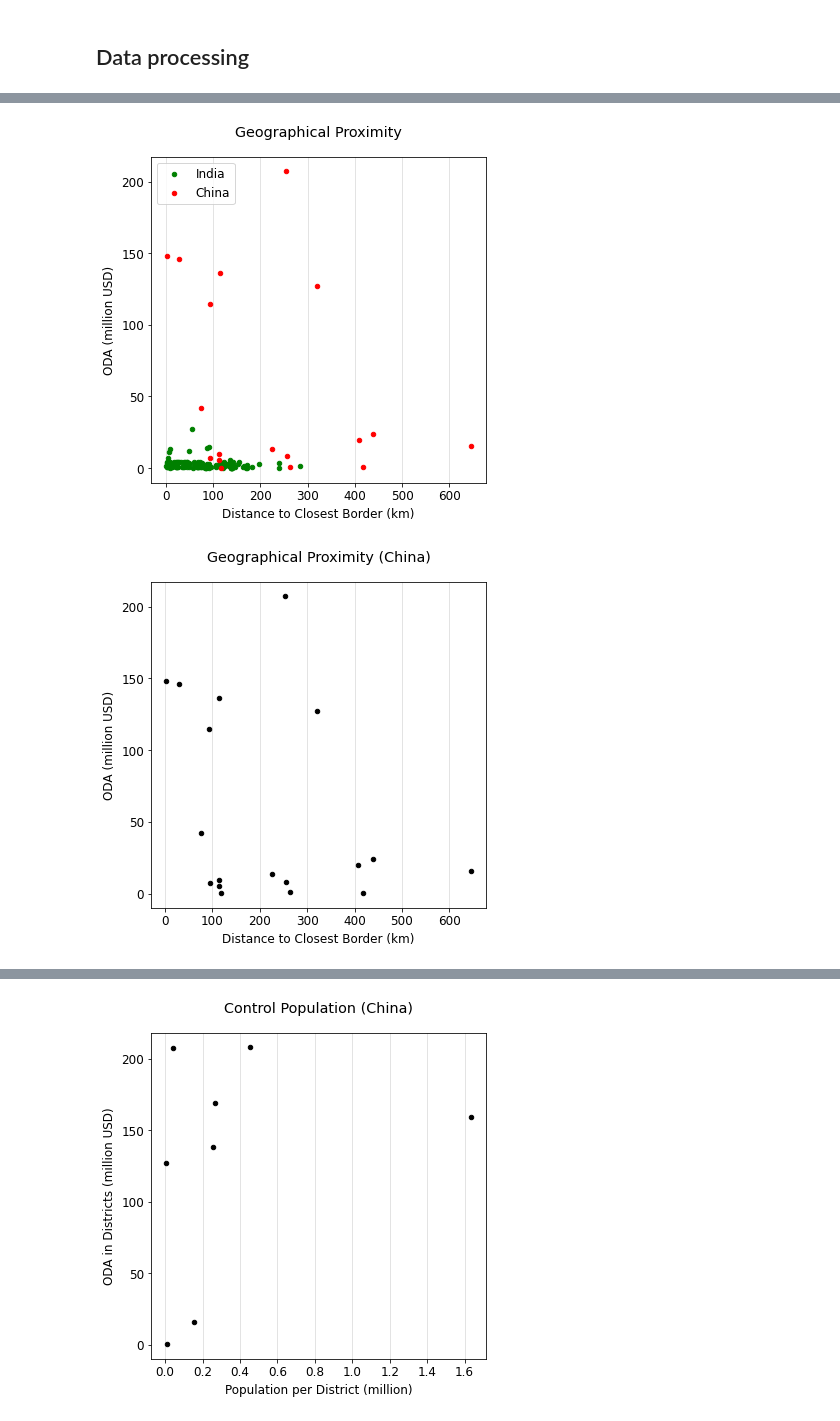
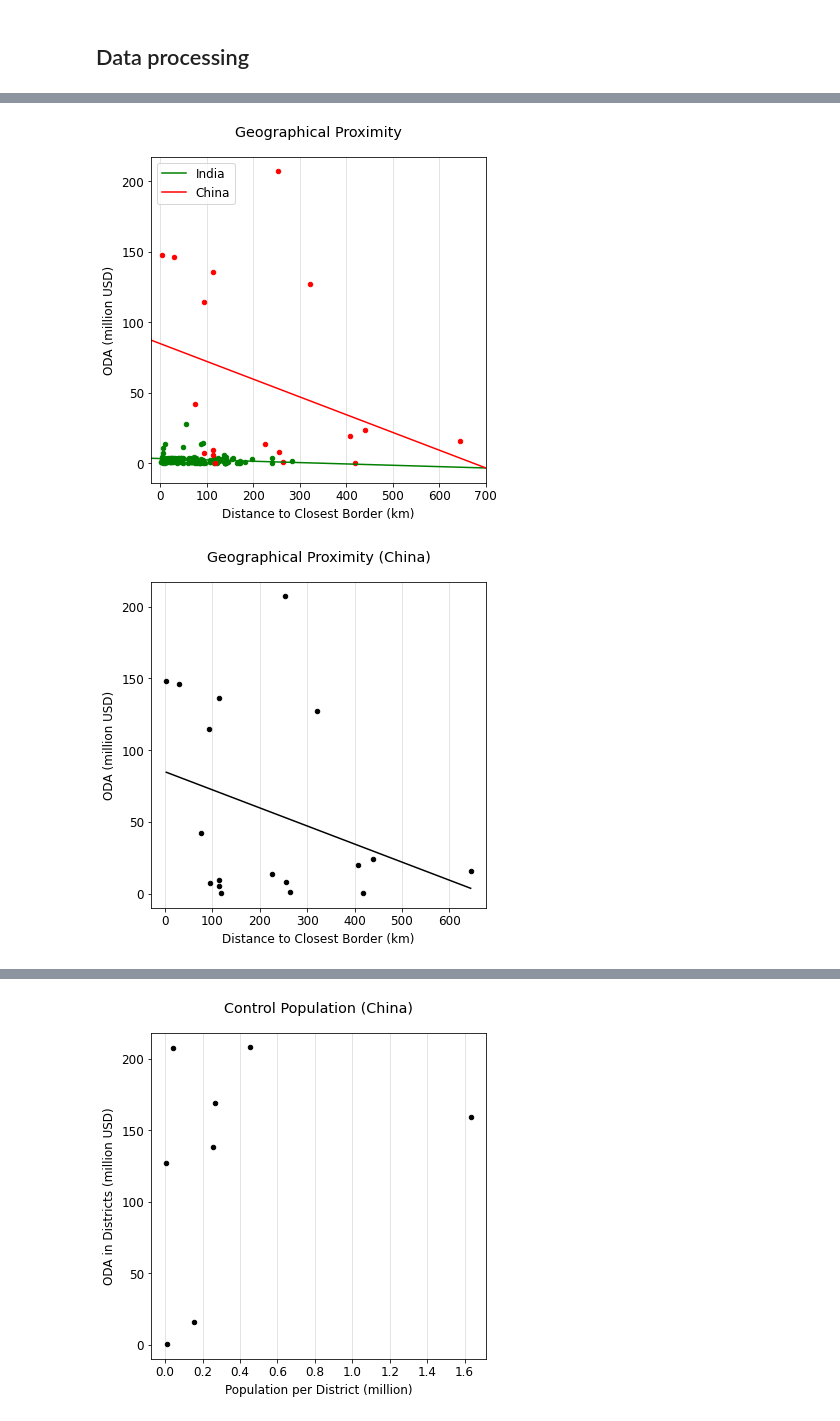
Before and after one commit to bidu19/nepal_aid_projects, a Jupyter notebook: aid_projects.ipynb, the cells around one changed output, grey strips where cells are left out. Cells and saved outputs as stored; diff of their text form; code cells hidden in the pictures.

Commit message:
add regression with colors

```diff
--- a/aid_projects.ipynb
+++ b/aid_projects.ipynb
@@ -176,7 +176,7 @@ def regression(x, y):
     m, q = np.linalg.lstsq(A, y, rcond=None)[0]
     return m, q
 
-def scatter_plot(x, y, file_name='test', title="Title", x_label="x-axis", y_label="y-axis", x_start=None, x_end=None, y_start=None, y_end=None):
+def scatter_plot(x, y, file_name='test', title="Title", x_label="x-axis", y_label="y-axis", x_start=None, x_end=None, y_start=None, y_end=None, regression=False):
     fig, ax = plt.subplots()
     fig.set_size_inches(6, 6)
 
@@ -184,10 +184,11 @@ def scatter_plot(x, y, file_name='test', title="Title", x_label="x-axis", y_labe
     ax.grid(axis='x', color='#ddd')
     ax.scatter(x, y, s=20, c='black')
 
-    res = sp.stats.linregress(x, y)
-    x_vals = np.linspace(x_start or np.min(x), x_end or np.max(x), num=500)
-    y_vals = res.slope * x_vals + res.intercept
-    #ax.plot( x_vals, y_vals)
+    if regression:
+        res = sp.stats.linregress(x, y)
+        x_vals = np.linspace(x_start or np.min(x), x_end or np.max(x), num=500)
+        y_vals = res.slope * x_vals + res.intercept
+        ax.plot(x_vals, y_vals, c='black')
 
     ax.set_xbound(x_start, x_end)
     ax.set_ybound(y_start, y_end)
@@ -198,7 +199,7 @@ def scatter_plot(x, y, file_name='test', title="Title", x_label="x-axis", y_labe
 
     fig.savefig(f"images/{file_name}.jpg", dpi=200, format='jpg')
 # %%
-def scatter_plot_multi(x, y, file_name='test', title="Title", x_label="x-axis", y_label="y-axis", x_start=None, x_end=None, y_start=None, y_end=None, labels_loc=0, colors=None, labels=None, markers=None):
+def scatter_plot_multi(x, y, file_name='test', title="Title", x_label="x-axis", y_label="y-axis", x_start=None, x_end=None, y_start=None, y_end=None, labels_loc=0, colors=None, labels=None, markers=None, regression=False):
     fig, ax = plt.subplots()
     fig.set_size_inches(6, 6)
 
@@ -207,6 +208,11 @@ def scatter_plot_multi(x, y, file_name='test', title="Title", x_label="x-axis",
     ax.grid(axis='x', color='#ddd')
     for idx, _ in enumerate(x):
         ax.scatter(x[idx], y[idx], s=20, c=colors[idx], marker=markers[idx])
+        if regression:
+            res = sp.stats.linregress(x[idx], y[idx])
+            x_vals = np.linspace(x_start or np.min(x[idx]), x_end or np.max(x[idx]), num=500)
+            y_vals = res.slope * x_vals + res.intercept
+            ax.plot(x_vals, y_vals, c=colors[idx])
 
     ax.set_xbound(x_start, x_end)
     ax.set_ybound(y_start, y_end)
@@ -395,38 +405,40 @@ def get_axis(df):
 x_china, y_china = get_axis(aid[aid[c_country] == v_china])
 x_india, y_india = get_axis(aid[aid[c_country] == v_india])
 
+# Combined
 scatter_plot_multi(
     [x_india, x_china],
     [y_india, y_china],
     file_name='distance_combined',
     colors=['green', 'red'],
     title='Geographical Proximity',
     x_label='Distance to Closest Border (km)',
     y_label="ODA (million USD)",
     labels=['India', 'China'],
     markers=['o', 'o'],
-    labels_loc=2
+    labels_loc=2,
+    regression=True,
 )
 
-# evt. india und china separat
-
-# India
-
+# China
 scatter_plot(
     x_china, y_china,
     file_name='distance_china',
     title="Geographical Proximity (China)",
     x_label='Distance to Closest Border (km)',
     y_label="ODA (million USD)",
+    regression=True
 )
 
+# India
 scatter_plot(
     x_india, y_india,
     file_name='distance_india',
     title="Geographical Proximity (India)",
     x_label='Distance to Closest Border (km)',
     y_label="ODA (million USD)",
+    regression=True
 )
 # %% [output]
-[figure, old version]
+[figure, new version]
-[figure, old version]
+[figure, new version]
```
Also changed, not shown: parts of 3 cells of this notebook.
